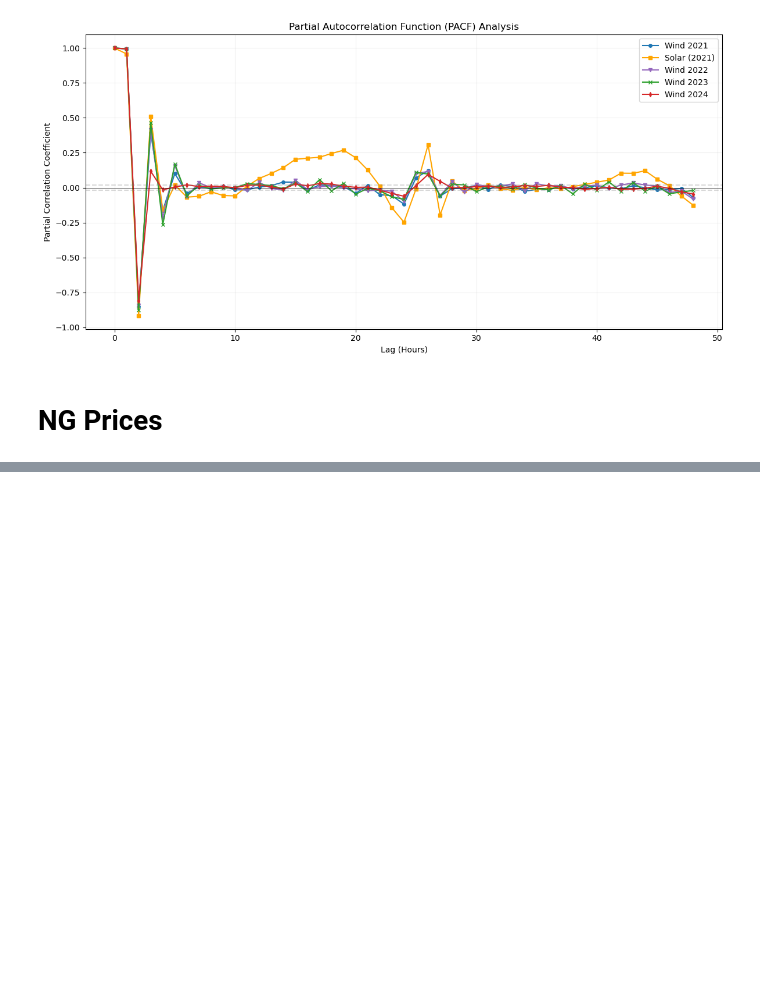
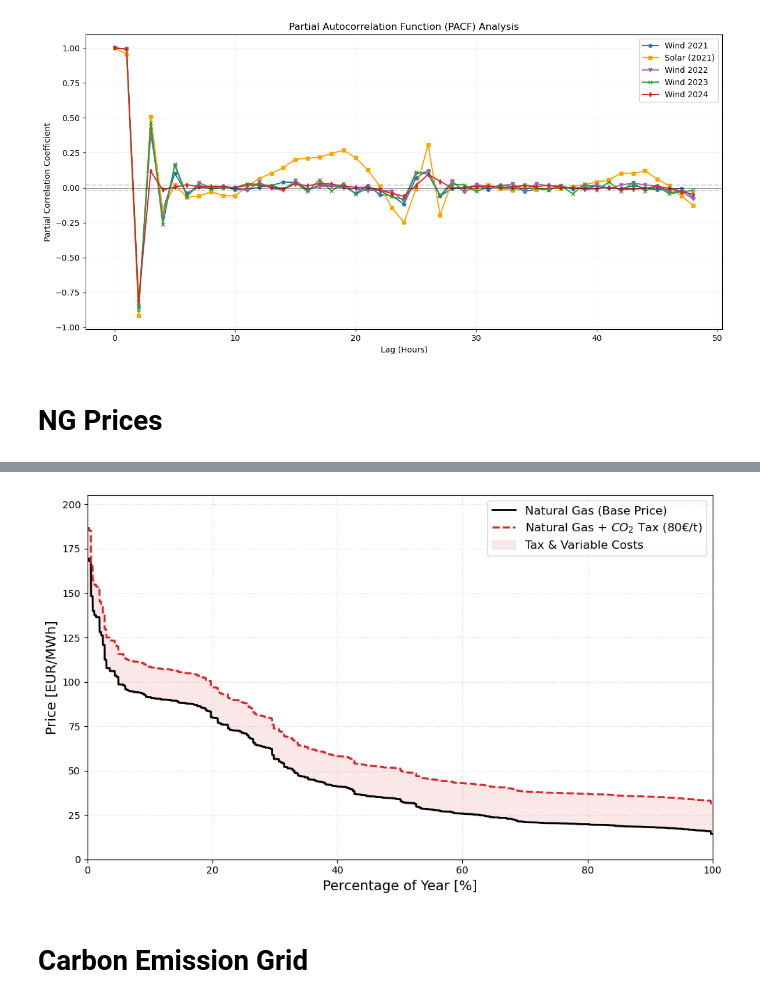
Before and after one commit to pulio12/Msc_Thesis_Greenlab_Skive, a Jupyter notebook: Final_File.ipynb, the cells around one changed output, grey strips where cells are left out. Drawn from its saved outputs; the diff is of its cells as text; code cells hidden in the pictures; blank space fills up the shorter version.

```diff
--- a/Final_File.ipynb
+++ b/Final_File.ipynb
@@ -231,0 +343,37 @@ NG_price["MarginalPurchasePriceEUR_MWh"] = NG_price["MarginalPurchasePriceEUR_MW
+# %%
+
+# 1. Setup Data
+base_price = NG_price["MarginalPurchasePriceEUR_MWh"]["2021"].sort_values(ascending=False).values
+# 0.202 = Emission Factor (tCO2/MWh), 80 = Carbon Price (EUR/t), 1.007 = Additional variable cost
+taxed_price = (NG_price["MarginalPurchasePriceEUR_MWh"]["2021"] + 0.202*80 + 1.007).sort_values(ascending=False).values
+
+# Create a percentage x-axis (0-100%) - standard for duration curves
+x = np.linspace(0, 100, len(base_price))
+
+# 2. Plotting
+plt.figure(figsize=(10, 6), dpi=100)
+
+# Plot lines
+plt.plot(x, base_price, color="black", linewidth=2, label="Natural Gas (Base Price)")
+plt.plot(x, taxed_price, color="#d62728", linewidth=2, linestyle="--", label="Natural Gas + $CO_2$ Tax (80€/t)")
+
+# 3. Add a "fill" to highlight the tax impact
+plt.fill_between(x, base_price, taxed_price, color="#d62728", alpha=0.1, label="Tax & Variable Costs")
+
+# 4. Styling
+#plt.title("Natural Gas Price Duration Curve (2021)", fontsize=14, pad=15)
+plt.ylabel("Price [EUR/MWh]", fontsize=14)
+plt.xlabel("Percentage of Year [%]", fontsize=14)
+plt.xlim(0, 100)
+plt.ylim(0, max(taxed_price) * 1.1) # Auto-scale with 10% headroom
+
+# 5. Legend and Grid
+plt.legend(frameon=True, loc='upper right', fontsize = 12)
+plt.grid(True, which='both', linestyle=':', alpha=0.5)
+
+plt.tight_layout()
+plt.show()
+# %% [output]
+[figure, added]
+# %% [markdown]
+# Carbon Emission Grid
```
Also changed, not shown: parts of 44 cells of this notebook.
